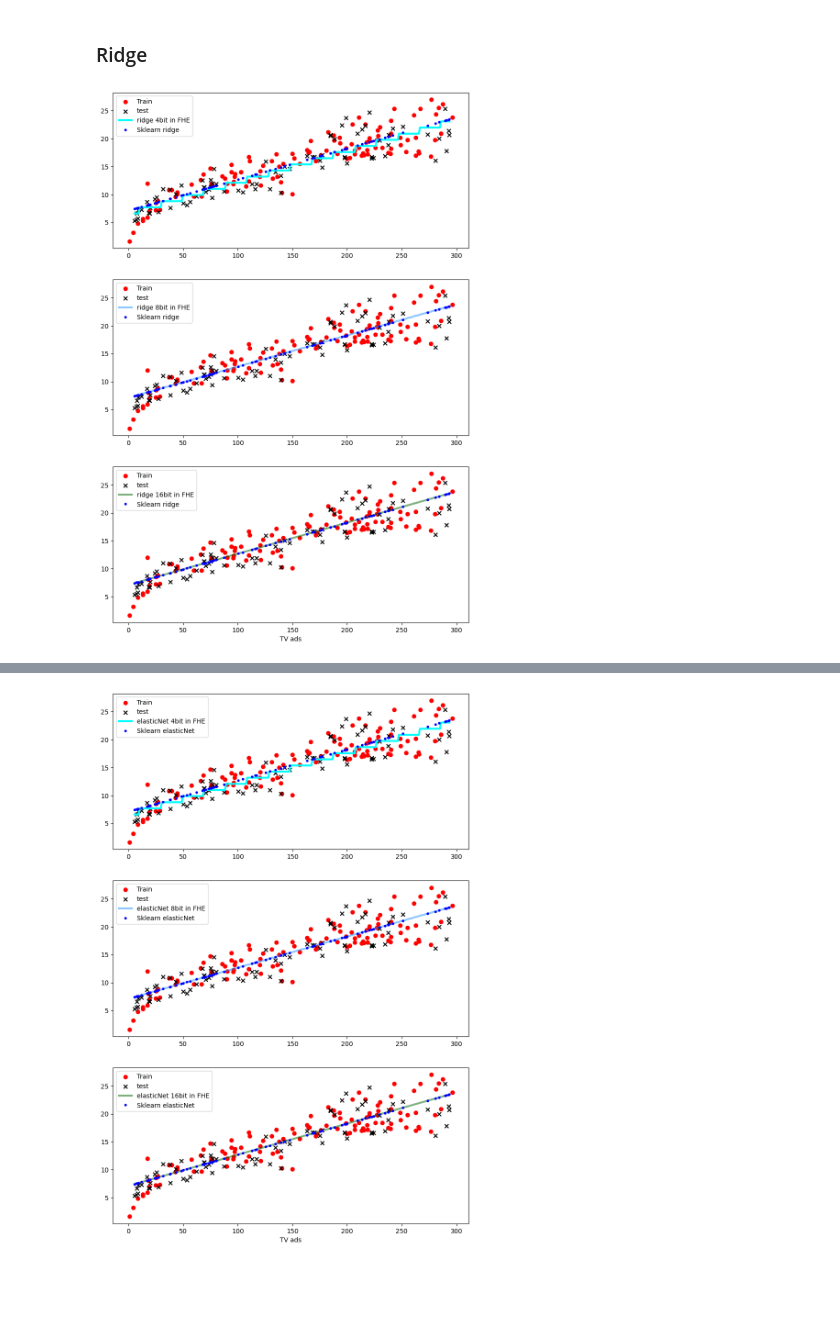
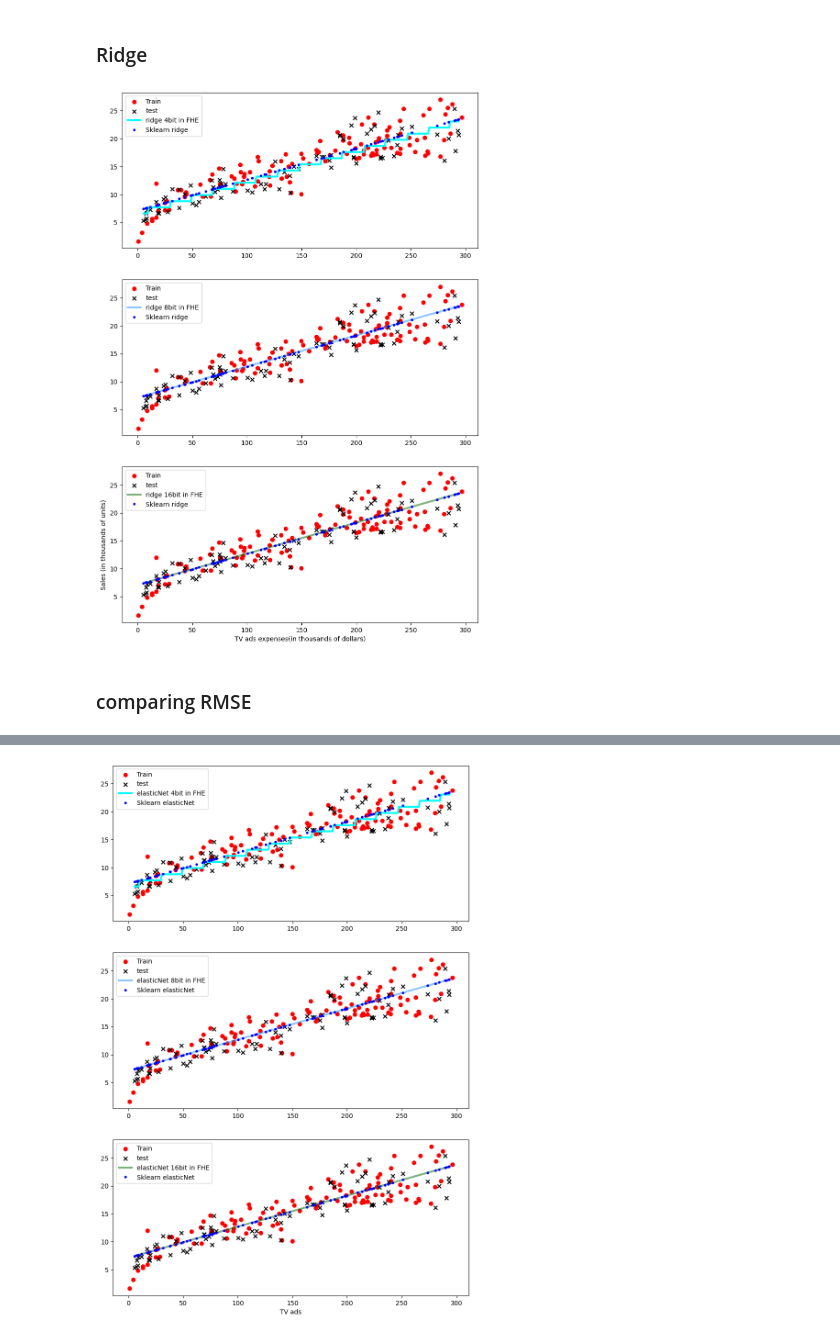
Before and after one commit to Quadratic-Labs/fhe-tutorials, a Jupyter notebook: concrete-ml/Lasso-Ridge-ElasticNet.ipynb, the cells around one changed output, grey strips where cells are left out. Drawn from its saved outputs; the diff is of its cells as text; code cells hidden in the pictures; blank space fills up the shorter version.

Commit message:
adding the metrics and documentation

```diff
--- a/concrete-ml/Lasso-Ridge-ElasticNet.ipynb
+++ b/concrete-ml/Lasso-Ridge-ElasticNet.ipynb
@@ -113,0 +172,20 @@ plt.show()
+# %%
+fhe_lasso_models = [fhe_lasso_4bit, fhe_lasso_8bit, fhe_lasso_16bit]
+names = ['FHE Lasso 4-bit', 'FHE Lasso 8-bit', 'FHE Lasso 16-bit']
+results = dict()
+# comparing the fhe model
+for i in range(3):
+    y_pred = fhe_lasso_models[i].predict(X_test)
+    results[names[i]] = mse(y_test, y_pred, squared=False)
+
+# calculating mse for sklearn lasso
+y_pred = skl_lasso.predict(X_test)
+skl_lasso_mse = mse(y_test, y_pred, squared=False)
+
+print("Mean Squared Root metric for Lasso models")
+for key, value in results.items():
+    print(10*'-')
+    print(key , ': ' , value)
+
+print(10*'-')
+print("Sklearn Lasso: ", skl_lasso_mse)
@@ -118,32 +206,35 @@ from concrete.ml.sklearn import Ridge as ConcreteRidge
 from sklearn.linear_model import Ridge
 
 
 fhe_ridge_4bit = fhe_model_trainer(ConcreteRidge(n_bits=4, alpha=1))
 fhe_ridge_8bit = fhe_model_trainer(ConcreteRidge(n_bits=8, alpha=1))
 fhe_ridge_16bit = fhe_model_trainer(ConcreteRidge(n_bits=16, alpha=1))
 skl_ridge = skl_model_trainer(Ridge(alpha=1))
 
 fig, ax = plt.subplots(3, 1)
 fig.set_size_inches(10,15)
 
 plot_dataset(ax[0],X_train, y_train, X_test, y_test)
 plot_fhe(ax[0],X_test, fhe_ridge_4bit, c="aqua", label="ridge 4bit in FHE", linewidth=3)
 ax[0].legend()
 
 plot_dataset(ax[1],X_train, y_train, X_test, y_test)
 plot_fhe(ax[1], X_test, fhe_ridge_8bit, c="dodgerblue", label="ridge 8bit in FHE", linewidth=3, alpha=0.5)
 ax[1].legend()
 
 plot_dataset(ax[2],X_train, y_train, X_test, y_test)
 
 plot_fhe(ax[2] ,X_test, fhe_ridge_16bit, c="darkgreen", label="ridge 16bit in FHE", linewidth=3, alpha=0.5)
 ax[2].legend()
 
 for i in range(3):
     plot_skl(ax[i], X_test, skl_ridge, label="Sklearn ridge",c='blue', marker='o', markersize=3, linestyle="None", linewidth=0.7)
     ax[i].legend()
 
-plt.xlabel("TV ads")
+plt.xlabel("TV ads expenses(in thousands of dollars)")
+plt.ylabel("Sales (in thousands of units)")
 plt.show()
 # %% [output]
-[figure, old version]
+[figure, new version]
+# %% [markdown]
+### comparing RMSE
```
Also changed, not shown: parts of 18 cells of this notebook.
